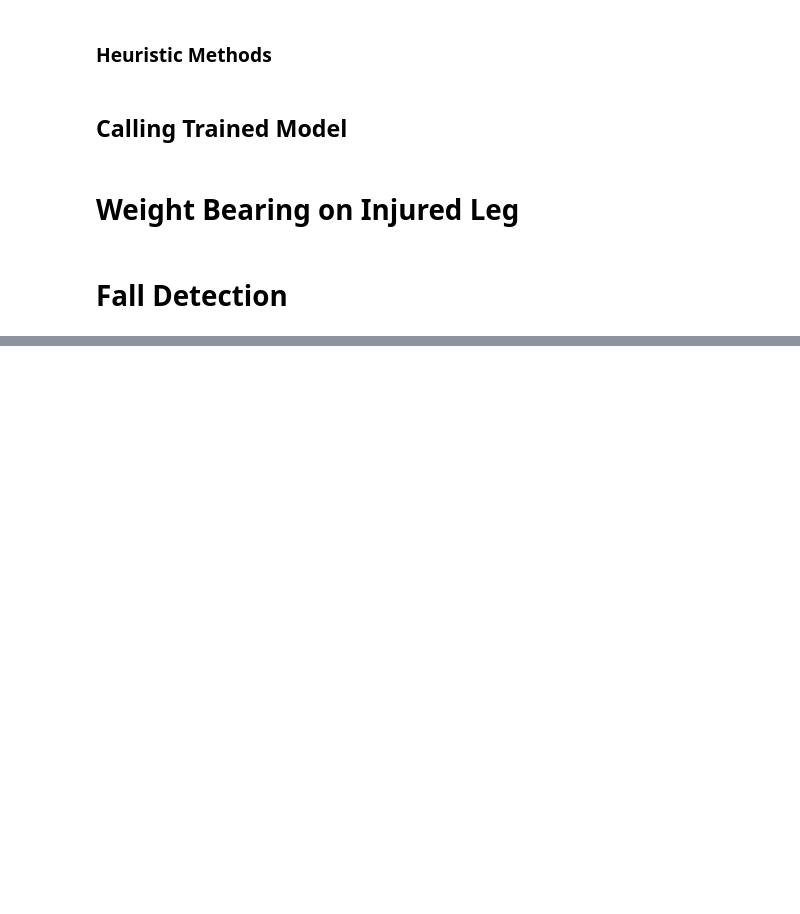
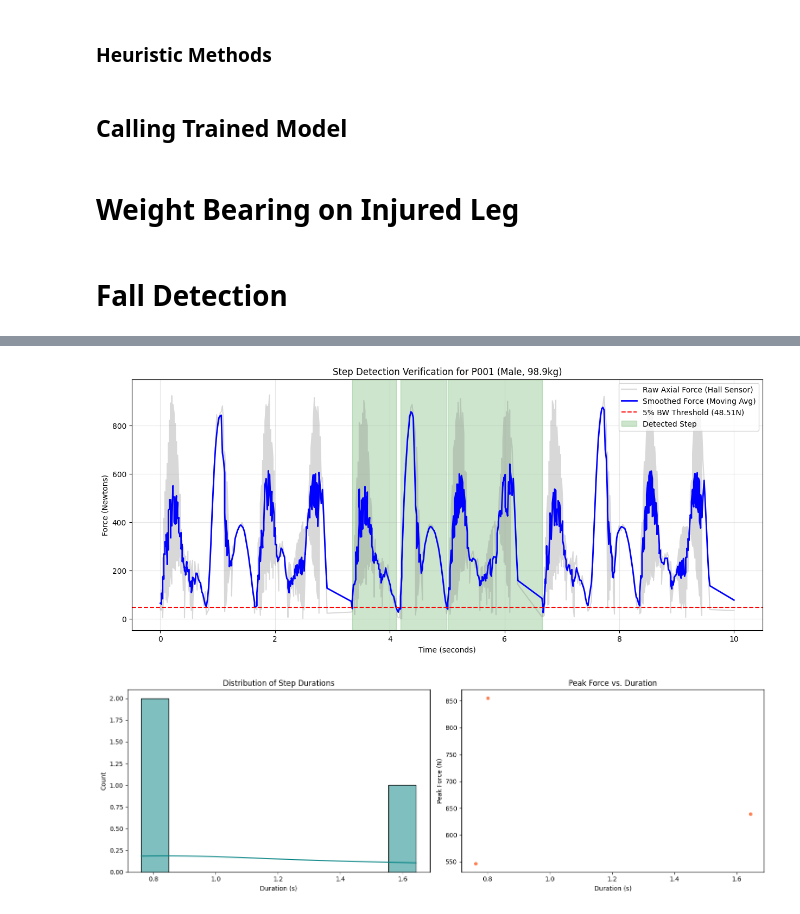
Before and after one commit to Hassan-Himaz/GM1-Crutch, a Jupyter notebook: Advanced_Analysis.ipynb, the cells around one changed output, grey strips where cells are left out. Cells and saved outputs as stored; diff of their text form; code cells hidden in the pictures; blank space fills up the shorter version.

```diff
--- a/Advanced_Analysis.ipynb
+++ b/Advanced_Analysis.ipynb
@@ -712,0 +1143,19 @@ def injured_load(df, BW, pitch_threshold=2.5):
+# %%
+print("--- Retraining CNN with Full Cycle (including Zeros) ---")
+gait_cnn_full = train_and_evaluate_model(all_steps_full_df, target_col='gait', epochs=25)
+
+print("\n--- Retraining Random Forest with Full Cycle + Swing Duration ---")
+# Add swing duration as a feature
+rf_full_features = extract_rf_features(all_steps_full_df)
+rf_full_features['swing_duration'] = all_steps_full_df['duration'] - all_steps_full_df['stance_duration']
+
+X_f = rf_full_features.drop(columns=['patient_id', 'gait'])
+y_f = rf_full_features['gait']
+X_train_f, X_test_f, y_train_f, y_test_f = train_test_split(X_f, y_f, test_size=0.2, random_state=42, stratify=y_f)
+
+gait_rf_full = RandomForestClassifier(n_estimators=100, random_state=42)
+gait_rf_full.fit(X_train_f, y_train_f)
+y_pred_f = gait_rf_full.predict(X_test_f)
+
+print(f"New RF Accuracy (with Swing Phase): {accuracy_score(y_test_f, y_pred_f):.4f}")
+print(classification_report(y_test_f, y_pred_f, target_names=['swing_through', '2_point', '3_point', '4_point']))
@@ -712,0 +1381,51 @@ def injured_load(df, BW, pitch_threshold=2.5):
+# %%
+import matplotlib.pyplot as plt
+import seaborn as sns
+
+# 1. Pick a random patient to inspect
+sample_p_id = 'P001'
+sample_meta = patients_df[patients_df['Patient_ID'] == sample_p_id].iloc[0]
+sample_weight = sample_meta['Weight_kg']
+
+# 2. Run detection
+temp_file = f'temp_{sample_p_id}.csv'
+df_viz, steps_viz, threshold_viz = detect_crutch_steps(temp_file, body_mass_kg=sample_weight)
+
+# 3. Plotting the results
+plt.figure(figsize=(15, 6))
+
+# Plot Raw vs Smoothed Force
+plt.plot(df_viz['time'], df_viz['force'], label='Raw Axial Force (Hall Sensor)', alpha=0.3, color='gray')
+plt.plot(df_viz['time'], df_viz['force_smooth'], label='Smoothed Force (Moving Avg)', color='blue', linewidth=2)
+
+# Plot Threshold
+plt.axhline(y=threshold_viz, color='red', linestyle='--', label=f'5% BW Threshold ({threshold_viz:.2f}N)')
+
+# Highlight Detected Stance Phases
+for i, row in steps_viz.iterrows():
+    plt.axvspan(row['start_time'], row['end_time'], color='green', alpha=0.2, label='Detected Step' if i == 0 else "")
+
+plt.title(f"Step Detection Verification for {sample_p_id} ({sample_meta['Gender']}, {sample_weight}kg)")
+plt.xlabel("Time (seconds)")
+plt.ylabel("Force (Newtons)")
+plt.legend(loc='upper right')
+plt.grid(True, alpha=0.3)
+plt.show()
+
+# 4. Distribution Analysis
+fig, (ax1, ax2) = plt.subplots(1, 2, figsize=(15, 5))
+
+sns.histplot(steps_viz['duration_s'], bins=10, kde=True, ax=ax1, color='teal')
+ax1.set_title("Distribution of Step Durations")
+ax1.set_xlabel("Duration (s)")
+
+sns.scatterplot(x='duration_s', y='peak_force_n', data=steps_viz, ax=ax2, color='coral')
+ax2.set_title("Peak Force vs. Duration")
+ax2.set_xlabel("Duration (s)")
+ax2.set_ylabel("Peak Force (N)")
+
+plt.tight_layout()
+plt.show()
+# %% [output]
+[figure, added]
+[figure, added]
```
Also changed, not shown: parts of 31 cells of this notebook.
